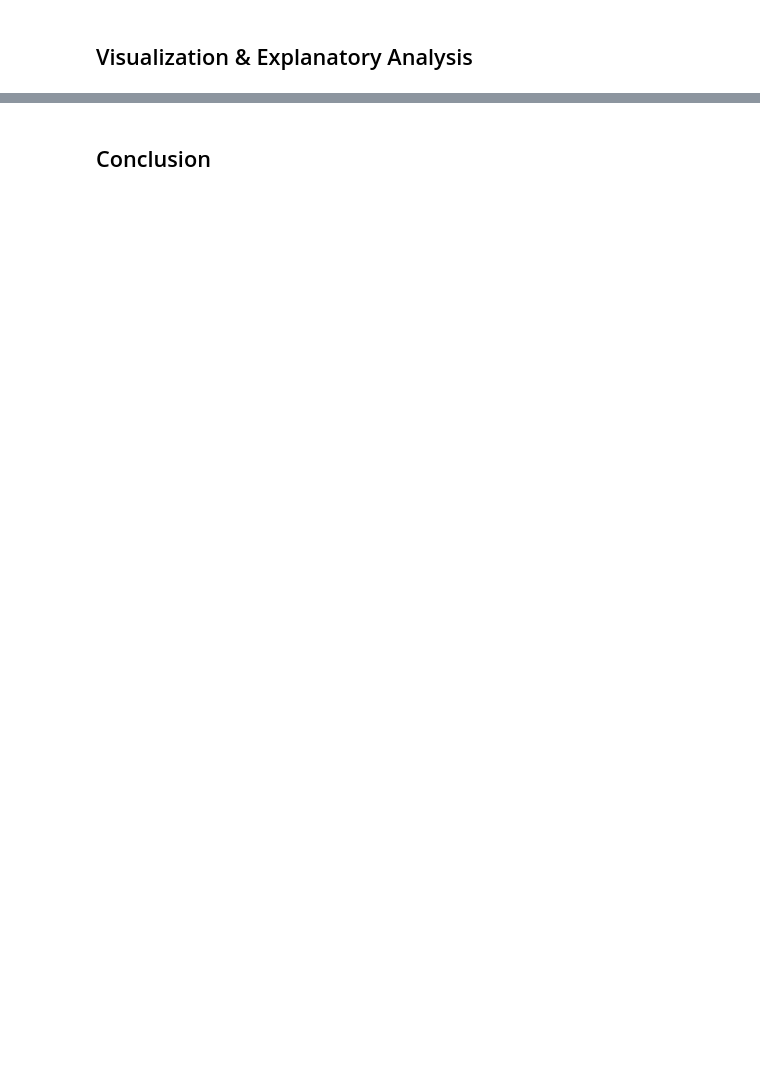
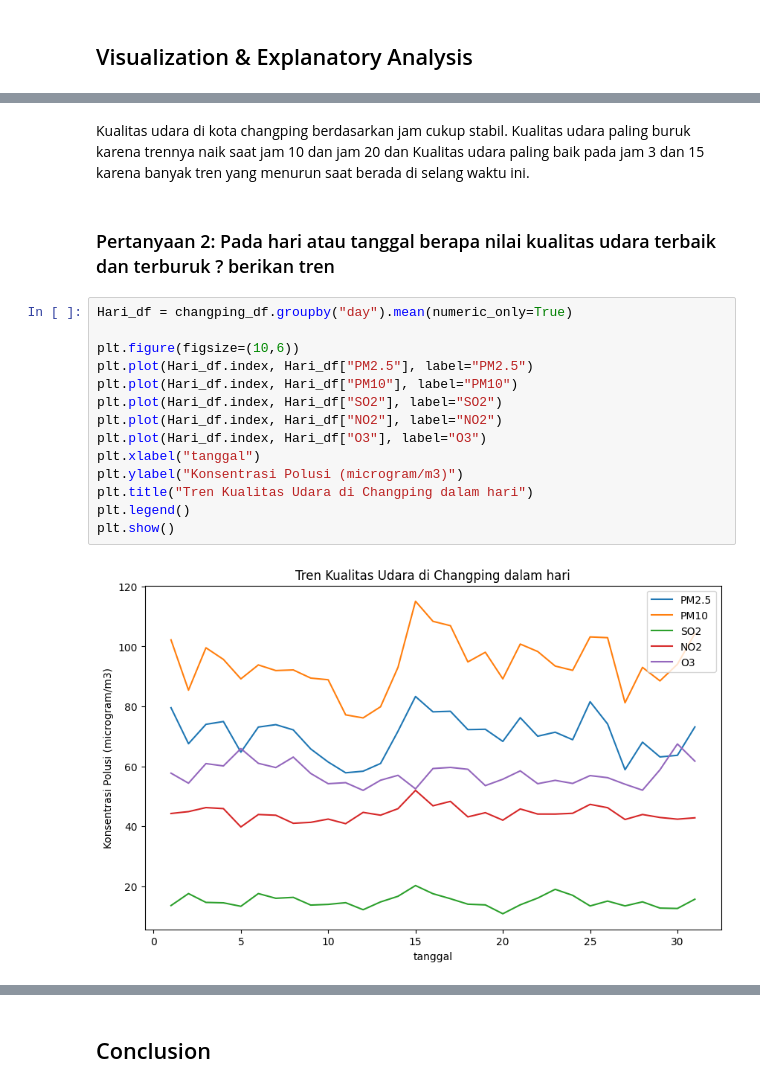
Before and after one commit to AdityaMulya17/dashboard, a Jupyter notebook: Proyek_Analisis_Data.ipynb, the cells around one changed output, grey strips where cells are left out. Cells and saved outputs as stored; diff of their text form; blank space fills up the shorter version.

```diff
--- a/Proyek_Analisis_Data.ipynb
+++ b/Proyek_Analisis_Data.ipynb
@@ -327,0 +345,20 @@ Passing `palette` without assigning `hue` is deprecated and will be removed in v
+# %% [markdown]
+Kualitas udara di kota changping berdasarkan jam cukup stabil. Kualitas udara paling buruk karena trennya naik saat jam 10 dan jam 20 dan Kualitas udara paling baik pada jam 3 dan 15 karena banyak tren yang menurun saat berada di selang waktu ini.
+# %% [markdown]
+### Pertanyaan 2: Pada hari atau tanggal berapa nilai kualitas udara terbaik dan terburuk ? berikan tren
+# %%
+Hari_df = changping_df.groupby("day").mean(numeric_only=True)
+
+plt.figure(figsize=(10,6))
+plt.plot(Hari_df.index, Hari_df["PM2.5"], label="PM2.5")
+plt.plot(Hari_df.index, Hari_df["PM10"], label="PM10")
+plt.plot(Hari_df.index, Hari_df["SO2"], label="SO2")
+plt.plot(Hari_df.index, Hari_df["NO2"], label="NO2")
+plt.plot(Hari_df.index, Hari_df["O3"], label="O3")
+plt.xlabel("tanggal")
+plt.ylabel("Konsentrasi Polusi (microgram/m3)")
+plt.title("Tren Kualitas Udara di Changping dalam hari")
+plt.legend()
+plt.show()
+# %% [output]
+[figure, added]
```
Also changed, not shown: parts of 53 cells of this notebook.
